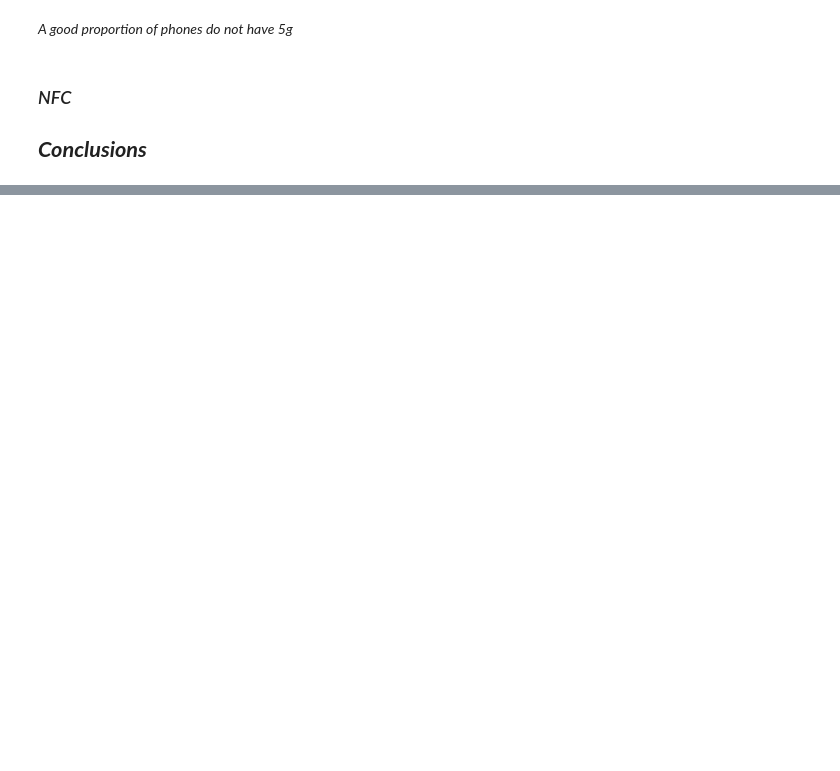
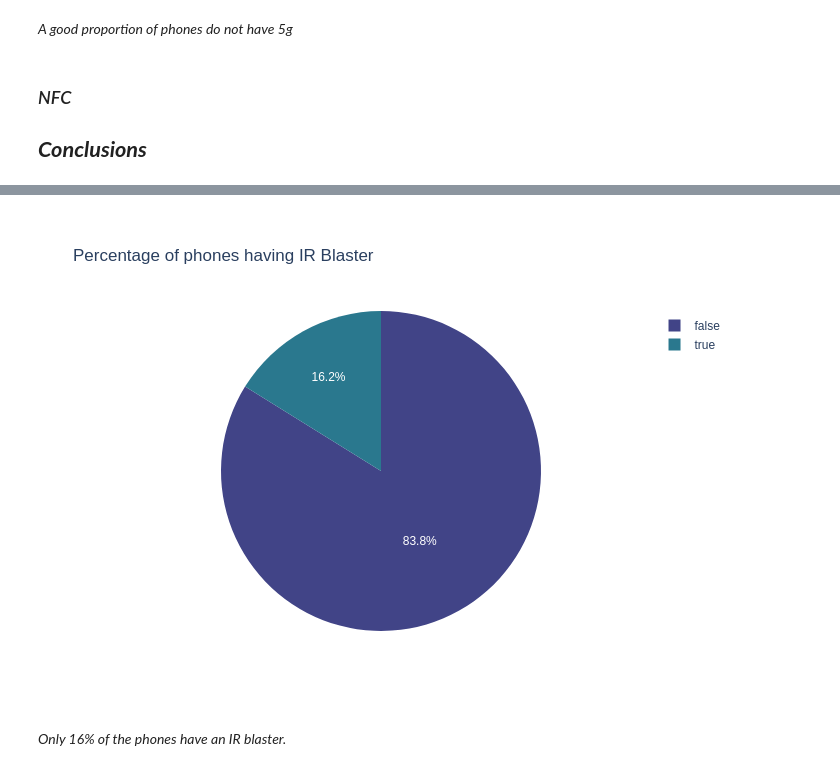
Before and after one commit to NityaVerma19/Data-Cleaning-Smartphone-Dataset, a Jupyter notebook: data-cleaning.ipynb, the cells around one changed output, grey strips where cells are left out. Saved outputs shown, nothing was run; the diff lists cells and outputs as text; code cells hidden in the pictures; blank space fills up the shorter version.

Commit message:
eda on ir blaster

```diff
--- a/data-cleaning.ipynb
+++ b/data-cleaning.ipynb
@@ -1080,0 +1111,20 @@ fig.show("png")
+# %%
+#Pie chart to understand the proportion
+
+has_nfc = df1['IR_blaster'].value_counts().reset_index()   #reset_index will convert it into a df
+
+# Rename the columns for clarity
+palette = sns.color_palette("viridis", n_colors= 4)
+plotly_colors = [mcolors.rgb2hex(color) for color in palette]   # colors generated by Seaborn are converted to hex format using Matplotlib's rgb2hex function.
+
+fig = px.pie(has_nfc, values='count', names='IR_blaster', title='Percentage of phones having IR Blaster')
+
+# Update the colors of each slice
+fig.update_traces(marker=dict(colors=plotly_colors))
+
+# Show the plot
+fig.show("png")
+# %% [output]
+[figure, added]
+# %% [markdown]
+*Only 16% of the phones have an IR blaster.*
```
Also changed, not shown: parts of 7 cells of this notebook.
